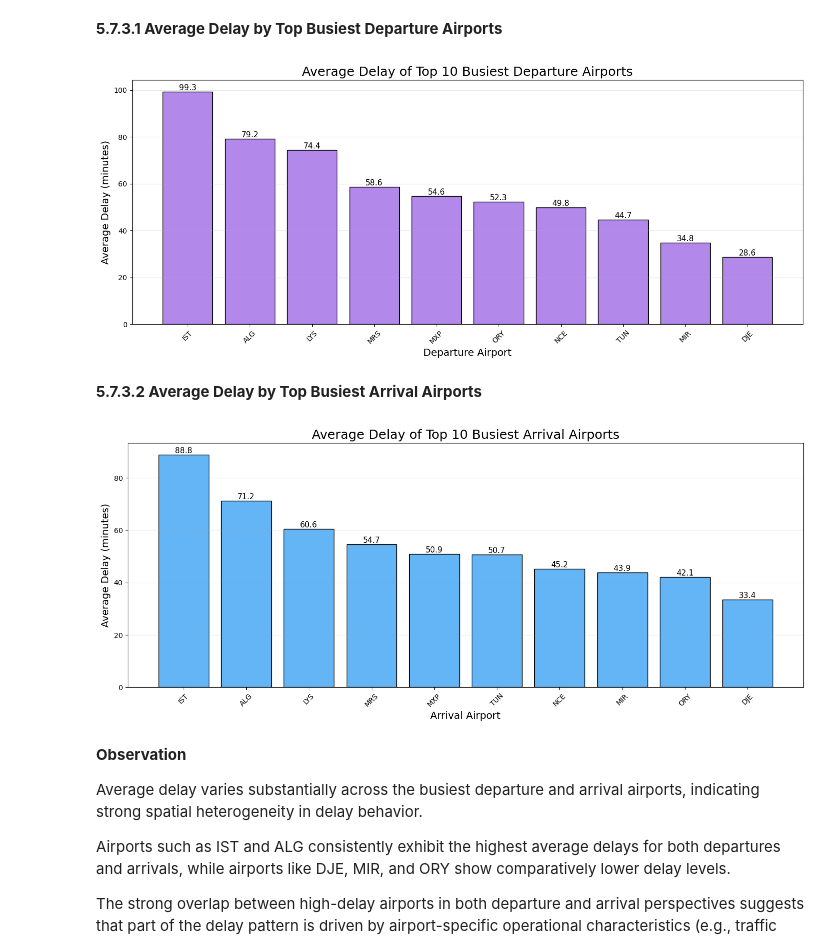
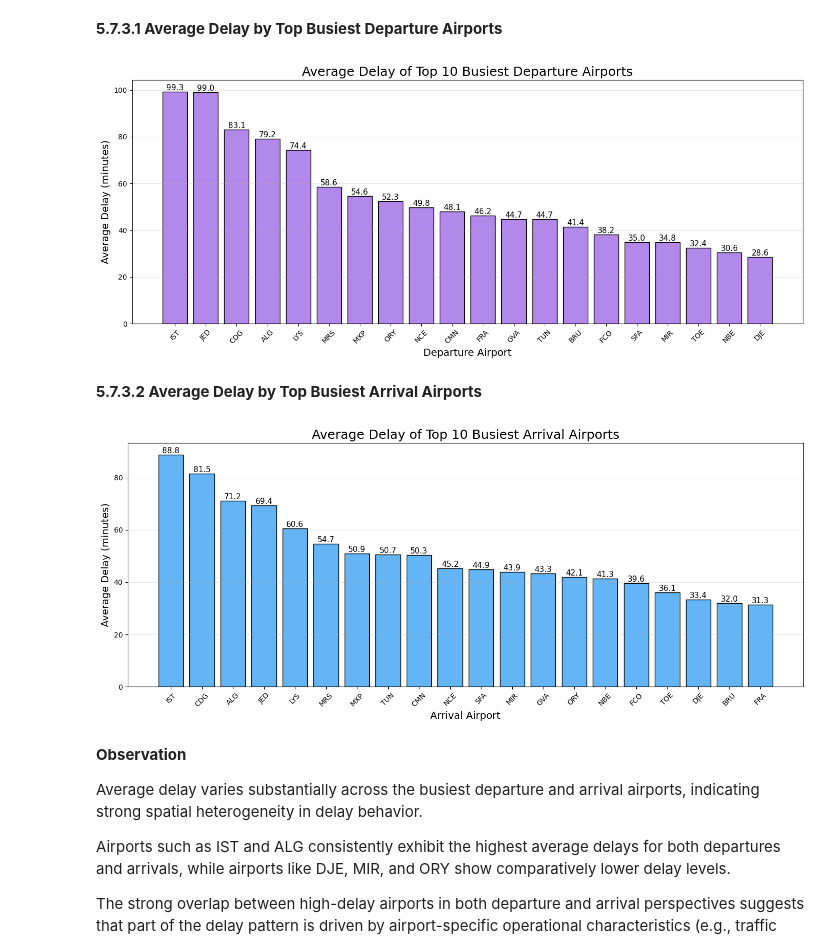
Before and after one commit to Johannes-Kutsch/flight-delay-prediction-challenge, a Jupyter notebook: Notebooks_Personal/Nazila.ipynb, the cells around one changed output. Cells and saved outputs as stored; diff of their text form; code cells hidden in the pictures.

```diff
--- a/Notebooks_Personal/Nazila.ipynb
+++ b/Notebooks_Personal/Nazila.ipynb
@@ -2015,7 +2644,7 @@ import matplotlib.pyplot as plt
 # Select top 10 busiest departure airports
 # ----------------------------
 
-top_dep_airports = train_df_eda["DEPSTN"].value_counts().head(10).index
+top_dep_airports = train_df_eda["DEPSTN"].value_counts().head(20).index
 
 dep_delay_avg = (
     train_df_eda[train_df_eda["DEPSTN"].isin(top_dep_airports)]
@@ -2062,7 +2691,7 @@ plt.grid(axis="y", alpha=0.3)
 plt.tight_layout()
 plt.show()
 # %% [output]
-[figure, old version]
+[figure, new version]
 # %% [markdown]
 **5.7.3.2 Average Delay by Top Busiest Arrival Airports**
 # %%
@@ -2072,7 +2701,7 @@ import matplotlib.pyplot as plt
 # Select top 10 busiest arrival airports
 # ----------------------------
 
-top_arr_airports = train_df_eda["ARRSTN"].value_counts().head(10).index
+top_arr_airports = train_df_eda["ARRSTN"].value_counts().head(20).index
 
 arr_delay_avg = (
     train_df_eda[train_df_eda["ARRSTN"].isin(top_arr_airports)]
@@ -2092,34 +2721,34 @@ bars = plt.bar(
     arr_delay_avg.values,
     color="#64B5F6",
     edgecolor="black"
 )
 
 # ----------------------------
 # Add average delay labels on top
 # ----------------------------
 
 for bar in bars:
     height = bar.get_height()
     plt.text(
         bar.get_x() + bar.get_width() / 2,
         height,
         f"{height:.1f}",
         ha="center",
         va="bottom",
         fontsize=11
     )
 
 plt.title("Average Delay of Top 10 Busiest Arrival Airports", fontsize=18)
 plt.xlabel("Arrival Airport", fontsize=14)
 plt.ylabel("Average Delay (minutes)", fontsize=14)
 
 plt.xticks(rotation=45)
 plt.grid(axis="y", alpha=0.3)
 
 plt.tight_layout()
 plt.show()
 # %% [output]
-[figure, old version]
+[figure, new version]
 # %% [markdown]
 **Observation**
 
```
Also changed, not shown: parts of 89 cells of this notebook, 1 other file.
